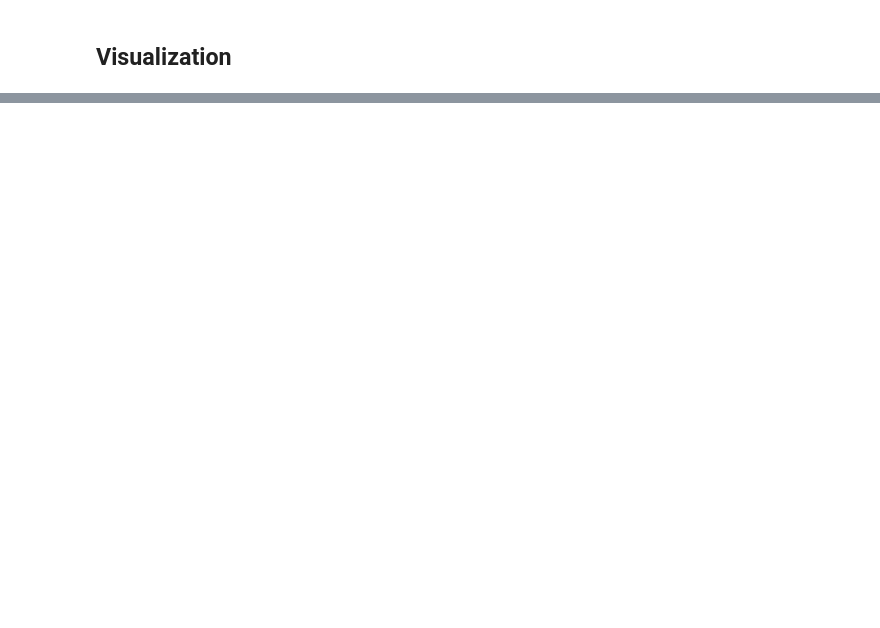
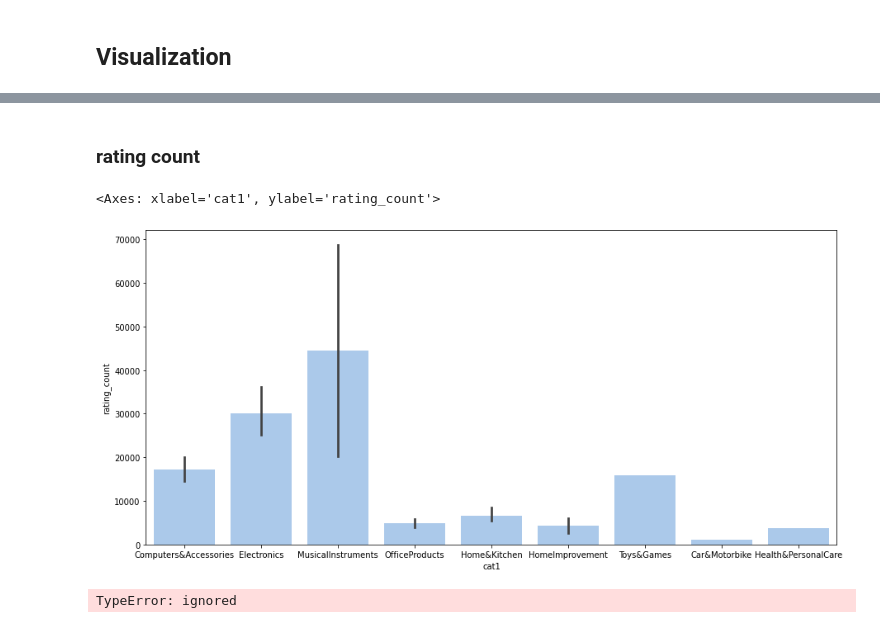
Before and after one commit to pawara101/MSC_UOM, a Jupyter notebook: Data-Science/DS-project/aws.ipynb, the cells around one changed output, grey strips where cells are left out. Drawn from its saved outputs; the diff is of its cells as text; code cells hidden in the pictures; blank space fills up the shorter version.

```diff
--- a/Data-Science/DS-project/aws.ipynb
+++ b/Data-Science/DS-project/aws.ipynb
@@ -408,0 +570,15 @@ amazon_data.head(3)
+# %% [markdown]
+### rating count
+# %%
+a4_dims = (15, 7)
+fig, ax = plt.subplots(figsize=a4_dims)
+sns.set_color_codes("pastel")
+sns.barplot(x="cat1", y="rating_count", data=amazon_data,
+            label="Total", color="b",ax=ax)
+# %% [output]
+<Axes: xlabel='cat1', ylabel='rating_count'>
+[figure, added]
+# %%
+sns.boxplot(x=amazon_data['cat1'],y=amazon_data['rating'])
+# %% [output]
+TypeError: ignored
```
Also changed, not shown: parts of 15 cells of this notebook.
